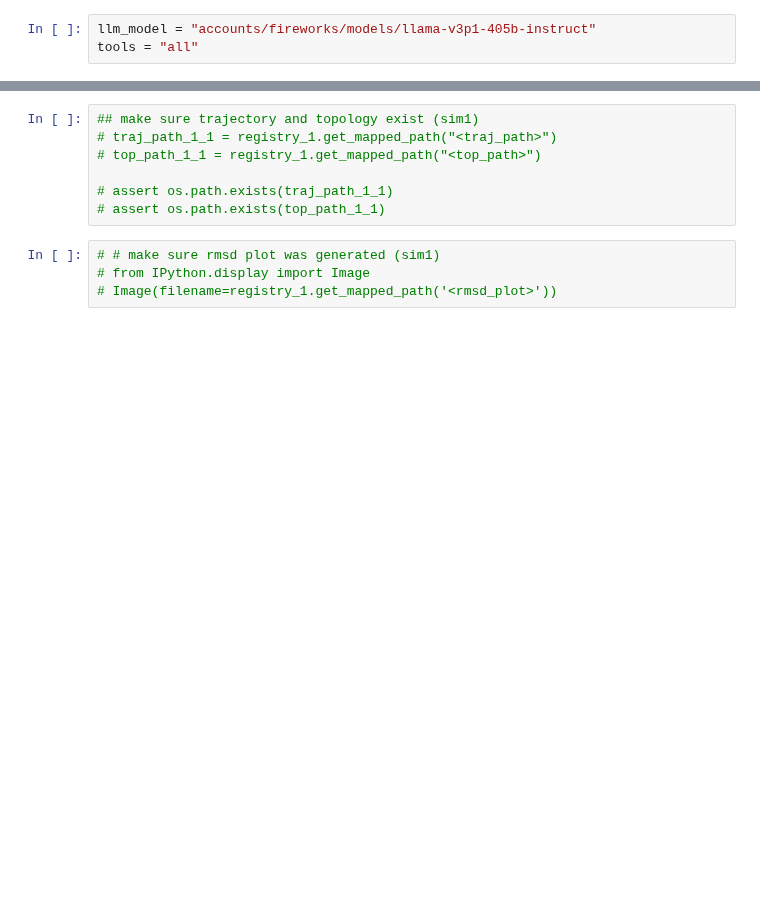
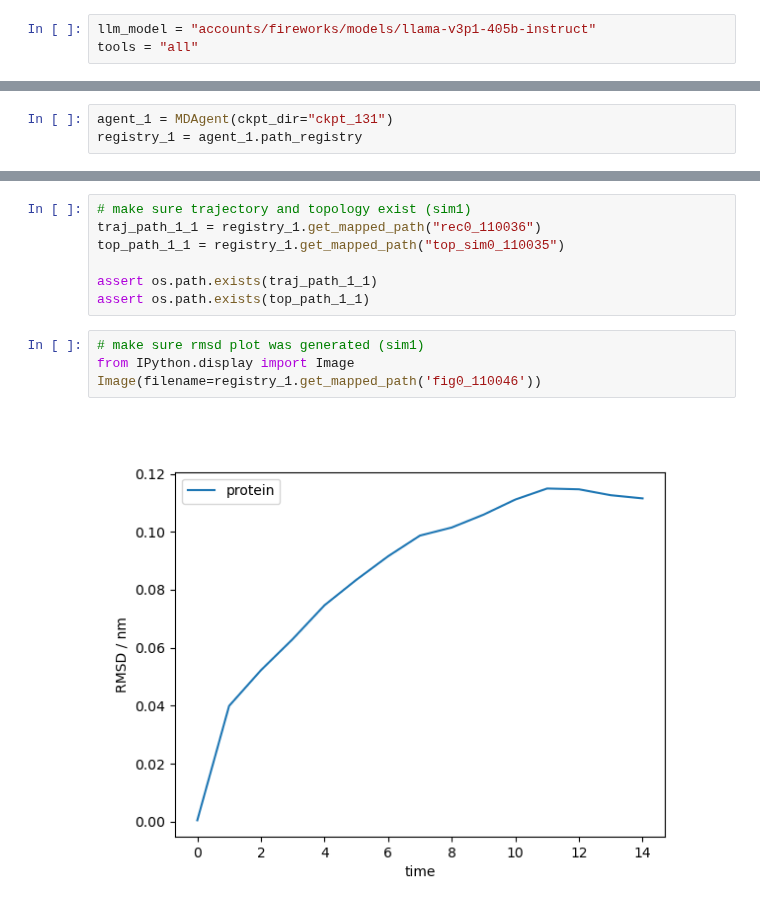
Before and after one commit to ur-whitelab/md-agent, a Jupyter notebook: notebooks/experiments/Robustness/llama-v3p1-405b-instruct/prompt10.ipynb, the cells around one changed output, grey strips where cells are left out. Drawn from its saved outputs; the diff is of its cells as text; blank space fills up the shorter version.

```diff
--- a/notebooks/experiments/Robustness/llama-v3p1-405b-instruct/prompt10.ipynb
+++ b/notebooks/experiments/Robustness/llama-v3p1-405b-instruct/prompt10.ipynb
@@ -25 +84,4 @@ print(registry_1.list_path_names_and_descriptions().replace(",", "\n"))
+# %%
+agent_1 = MDAgent(ckpt_dir="ckpt_131")
+registry_1 = agent_1.path_registry
 # %%
@@ -34,12 +106,14 @@ print(registry_1.list_path_names_and_descriptions().replace(",", "\n"))
 # %%
-## make sure trajectory and topology exist (sim1)
-# traj_path_1_1 = registry_1.get_mapped_path("<traj_path>")
-# top_path_1_1 = registry_1.get_mapped_path("<top_path>")
+# make sure trajectory and topology exist (sim1)
+traj_path_1_1 = registry_1.get_mapped_path("rec0_110036")
+top_path_1_1 = registry_1.get_mapped_path("top_sim0_110035")
 
-# assert os.path.exists(traj_path_1_1)
-# assert os.path.exists(top_path_1_1)
+assert os.path.exists(traj_path_1_1)
+assert os.path.exists(top_path_1_1)
 # %%
-# # make sure rmsd plot was generated (sim1)
-# from IPython.display import Image
-# Image(filename=registry_1.get_mapped_path('<rmsd_plot>'))
+# make sure rmsd plot was generated (sim1)
+from IPython.display import Image
+Image(filename=registry_1.get_mapped_path('fig0_110046'))
+# %% [output]
+[figure, added]
 # %%
```
Also changed, not shown: parts of 26 cells of this notebook, 9 other files.
